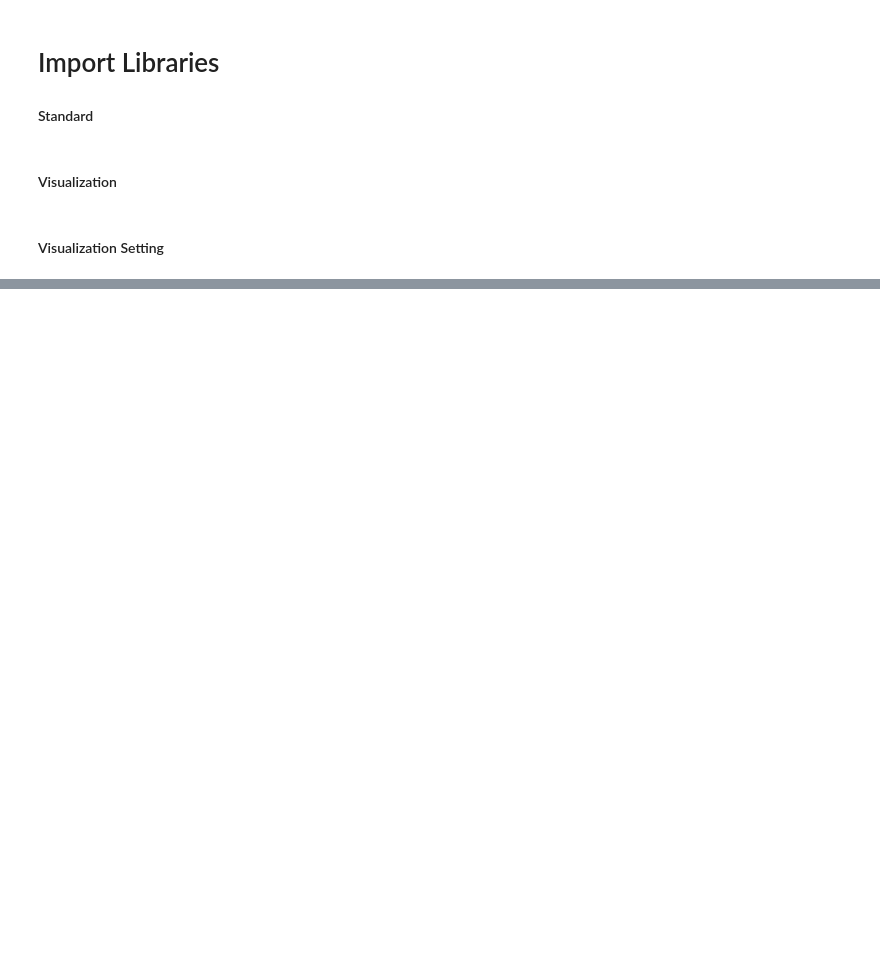
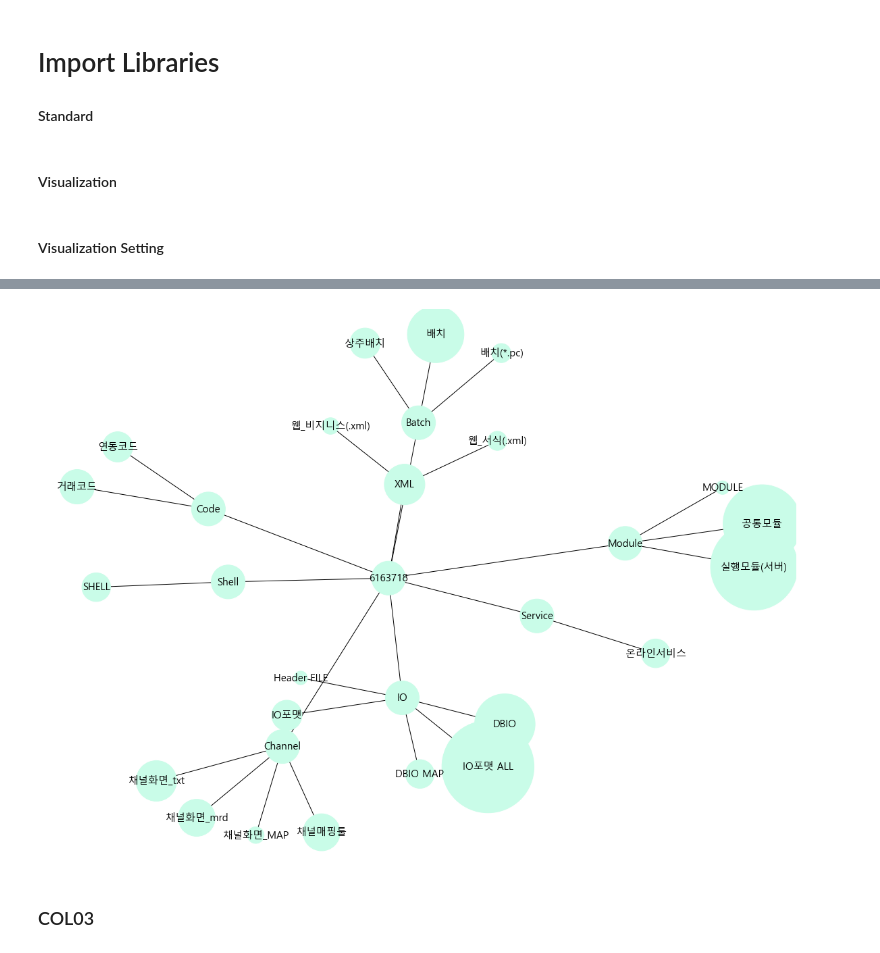
Before and after one commit to yg05098/Data-Driven-HR, a Jupyter notebook: EDA.ipynb, the cells around one changed output, grey strips where cells are left out. Cells and saved outputs as stored; diff of their text form; code cells hidden in the pictures; blank space fills up the shorter version.

```diff
--- a/EDA.ipynb
+++ b/EDA.ipynb
@@ -300,0 +214,2 @@ JUJKMU_NM
+# %%
+df_6163718['COUNT'] = df_6163718.groupby(['A', '프로그램종류'])[['JIKWON_NO']].transform('count')
@@ -300,0 +222,2 @@ JUJKMU_NM
+# %%
+df_기술 = df_6163718[['JIKWON_NO', 'A', '프로그램종류', 'COUNT']].drop_duplicates().sort_values(['A', '프로그램종류']).reset_index(drop=True)
@@ -300,0 +245,6 @@ JUJKMU_NM
+# %%
+# Set Edges
+f1 = list(df_기술['JIKWON_NO'].array) + list(df_기술['A'].array)
+t1 = list(df_기술['A'].array) + list(df_기술['프로그램종류'].array)
+
+relationship1 = pd.DataFrame({'from': f1, 'to': t1})
@@ -300,0 +256,17 @@ JUJKMU_NM
+# %%
+node_sizes1 = [2500 for _ in range(len(df_기술['A'].unique()))] + list(map(lambda x: x * 200, df_기술['COUNT'].array))
+# %%
+fig, ax = plt.subplots(figsize=(20,15))
+G = nx.from_pandas_edgelist(relationship1, 'from', 'to', create_using=nx.Graph())
+#carac = carac.reindex(G.nodes())
+#carac['type'] = pd.Categorical(carac['type'])
+# carac['type'].cat.codes
+# cmap = colors.ListedColormap(['C0', 'darkorange'])
+
+# nx.draw(G, with_labels=True, node_color=carac['type'].cat.codes, cmap=cmap, node_size=2000, font_family=font_name, font_size=15)
+
+nx.draw(G, with_labels=True, node_color='#c9fce8', node_size=node_sizes1, font_family=font_name, font_size=15)
+# %% [output]
+[figure, added]
+# %% [markdown]
+### COL03
```
Also changed, not shown: parts of 79 cells of this notebook, 5 other files.
